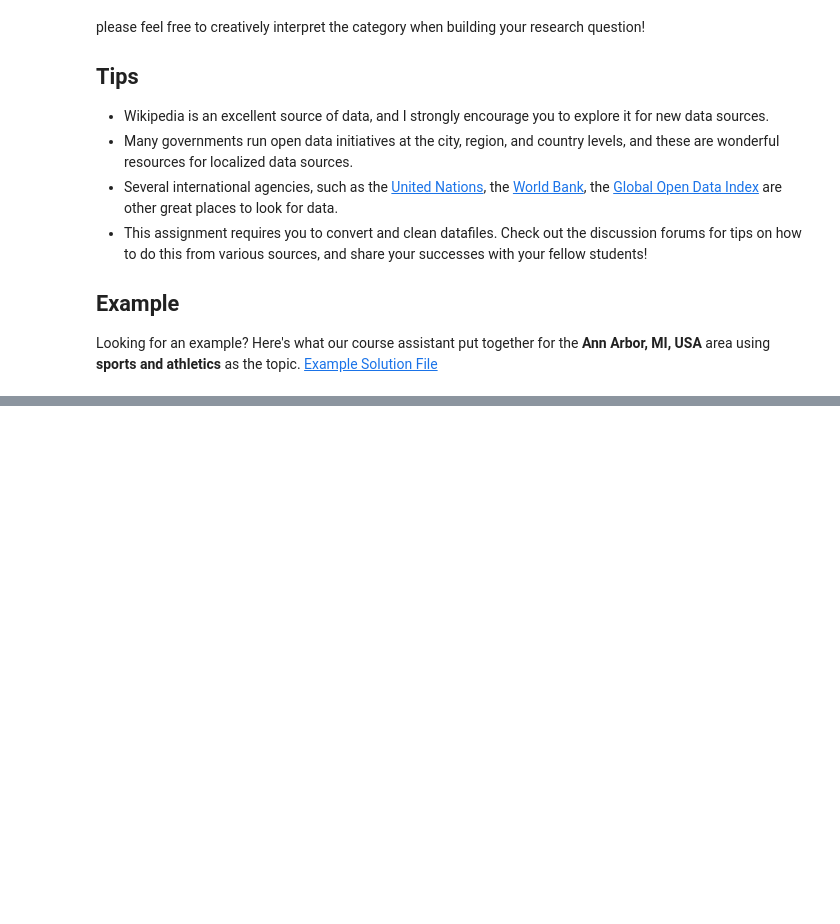
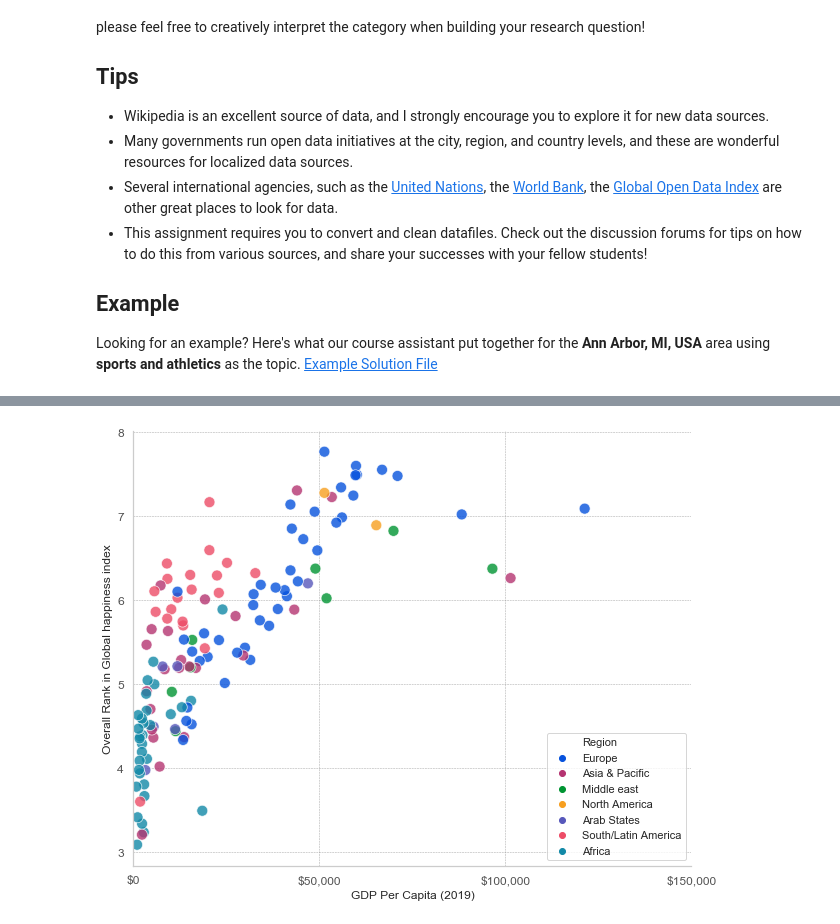
Before and after one commit to Athul041/Visualisations, a Jupyter notebook: Assignment4.ipynb, the cells around one changed output, grey strips where cells are left out. Cells and saved outputs as stored; diff of their text form; code cells hidden in the pictures; blank space fills up the shorter version.

Commit message:
seaborn scatter plot with continents

```diff
--- a/Assignment4.ipynb
+++ b/Assignment4.ipynb
@@ -41,6 +57,6 @@ gdp = pd.read_csv('gdp2019.csv', skiprows=3, index_col=[0,1,2,3]).filter(
 # %%
-df = pd.merge(gdp, hpi, how='left', left_on='Country Name', right_on='Country or region').sort_values(by=['2019'], ascending=False)
+df = pd.merge(pd.merge(
+    gdp, hpi, how='left', left_on='Country Name', right_on='Country or region').sort_values(
+    by=['2019'], ascending=False), cont, how='left', left_on='Country Name', right_on='Country')
 # %%
-df = df[df['Overall rank'].notnull()].head(50)
+df = df[df['Overall rank'].notnull()]
-# %%
-plt.style.use('seaborn')
@@ -48,0 +63,32 @@ df.plot
+# %%
+df.loc[df['Country Name'] == 'Tanzania','Region'] = 'Africa'
+df.loc[df['Country Name'].isin(['North Macedonia', 'Moldova', 'Kosovo']),'Region'] = 'Europe'
+# %%
+sns.set(style="whitegrid")
+
+plt.figure(figsize=(10,8))
+
+flatui = ["#0652DD", "#B53471", "#009432", "#F79F1F", "#5758BB", "#ED4C67", "#1289A7", "#C4E538"]
+sns.set_palette(flatui)
+
+ax = sns.scatterplot(x='2019', y='Score', data=df, hue='Region', s=120, alpha=0.8)
+
+sns.despine()
+plt.xlim(0, None)
+sns.set_style()
+sns.set_context("notebook", font_scale=3)
+
+plt.xlabel('GDP Per Capita (2019)', fontsize=12)
+plt.ylabel('Overall Rank in Global happiness index', fontsize=12)
+
+ax.grid(color='grey', linestyle='--', linewidth=0.5, alpha=0.7)
+
+xticks = ax.get_xticks().tolist()
+strxticks = xticks.copy()
+for pos, x in enumerate(xticks):
+    strxticks[pos] = '${:0,.0f}'.format(x)
+
+plt.xticks(xticks, strxticks, alpha = 0.8, fontsize=12)
+yticks = plt.yticks(alpha=0.8, fontsize=12)
+# %% [output]
+[figure, added]
```
Also changed, not shown: parts of 3 cells of this notebook.
